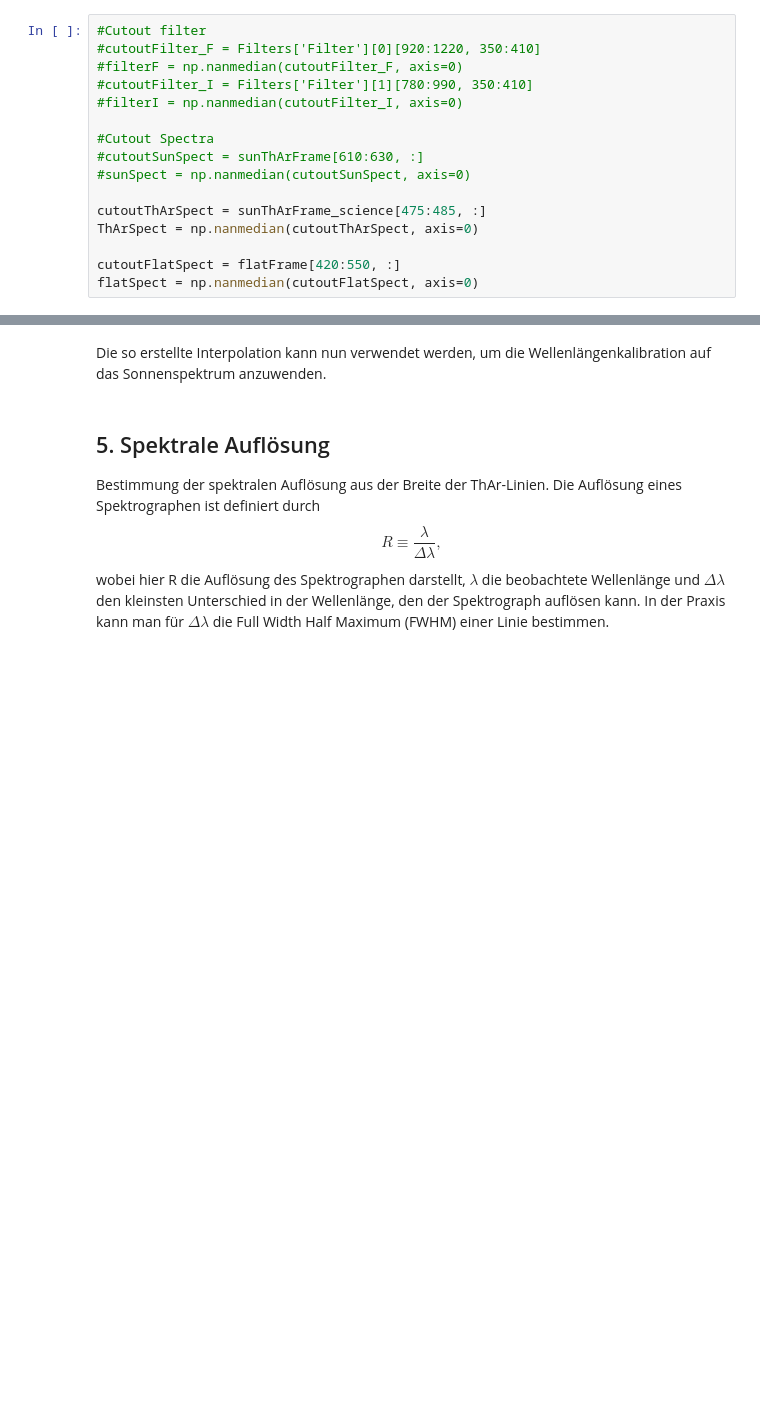
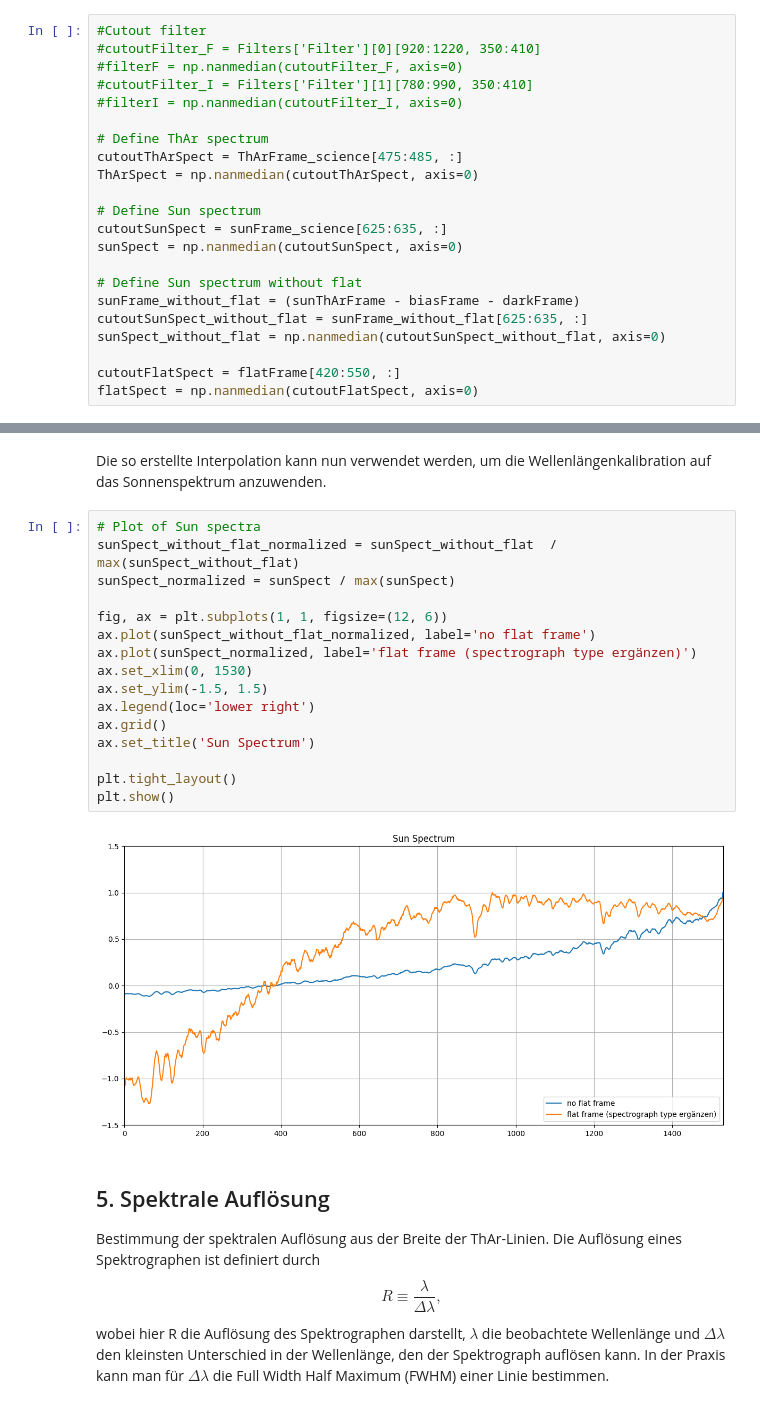
Before and after one commit to B0whunt3r21/AstroPrak, a Jupyter notebook: SolarSpectrum/Auswertungshilfe.ipynb, the cells around one changed output, grey strips where cells are left out. Drawn from its saved outputs; the diff is of its cells as text; blank space fills up the shorter version.

```diff
--- a/SolarSpectrum/Auswertungshilfe.ipynb
+++ b/SolarSpectrum/Auswertungshilfe.ipynb
@@ -119,12 +129,18 @@ Extraktion eines 1-dimensionalen Spektrums: Von den kalibrierten Aufnahmen kann
 #cutoutFilter_I = Filters['Filter'][1][780:990, 350:410]
 #filterI = np.nanmedian(cutoutFilter_I, axis=0)
 
-#Cutout Spectra
-#cutoutSunSpect = sunThArFrame[610:630, :]
-#sunSpect = np.nanmedian(cutoutSunSpect, axis=0)
+# Define ThAr spectrum
+cutoutThArSpect = ThArFrame_science[475:485, :]
+ThArSpect = np.nanmedian(cutoutThArSpect, axis=0)
 
-cutoutThArSpect = sunThArFrame_science[475:485, :]
-ThArSpect = np.nanmedian(cutoutThArSpect, axis=0)
+# Define Sun spectrum
+cutoutSunSpect = sunFrame_science[625:635, :]
+sunSpect = np.nanmedian(cutoutSunSpect, axis=0)
+
+# Define Sun spectrum without flat
+sunFrame_without_flat = (sunThArFrame - biasFrame - darkFrame)
+cutoutSunSpect_without_flat = sunFrame_without_flat[625:635, :]
+sunSpect_without_flat = np.nanmedian(cutoutSunSpect_without_flat, axis=0)
 
 cutoutFlatSpect = flatFrame[420:550, :]
 flatSpect = np.nanmedian(cutoutFlatSpect, axis=0)
@@ -232,5 +253,23 @@ Erstellung einer Wellenlängenkalibration auf Basis der identifizierten Linien.
 # %% [markdown]
 Die so erstellte Interpolation kann nun verwendet werden, um die Wellenlängenkalibration auf das Sonnenspektrum anzuwenden.
+# %%
+# Plot of Sun spectra
+sunSpect_without_flat_normalized = sunSpect_without_flat  / max(sunSpect_without_flat)
+sunSpect_normalized = sunSpect / max(sunSpect)
+
+fig, ax = plt.subplots(1, 1, figsize=(12, 6))
+ax.plot(sunSpect_without_flat_normalized, label='no flat frame')
+ax.plot(sunSpect_normalized, label='flat frame (spectrograph type ergänzen)')
+ax.set_xlim(0, 1530)
+ax.set_ylim(-1.5, 1.5)
+ax.legend(loc='lower right')
+ax.grid()
+ax.set_title('Sun Spectrum')
+
+plt.tight_layout()
+plt.show()
+# %% [output]
+[figure, added]
 # %% [markdown]
 ## 5. Spektrale Auflösung
 
```
Also changed, not shown: parts of 14 cells of this notebook.
